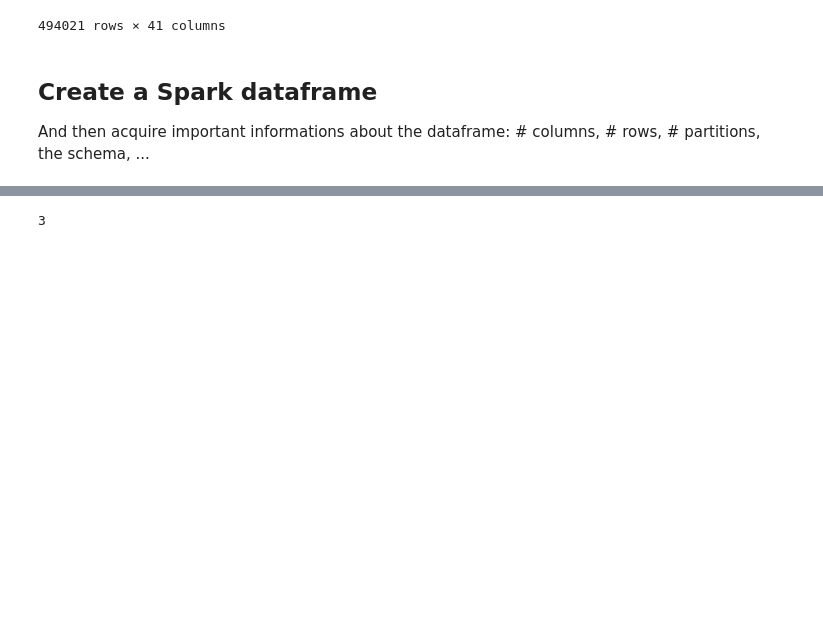
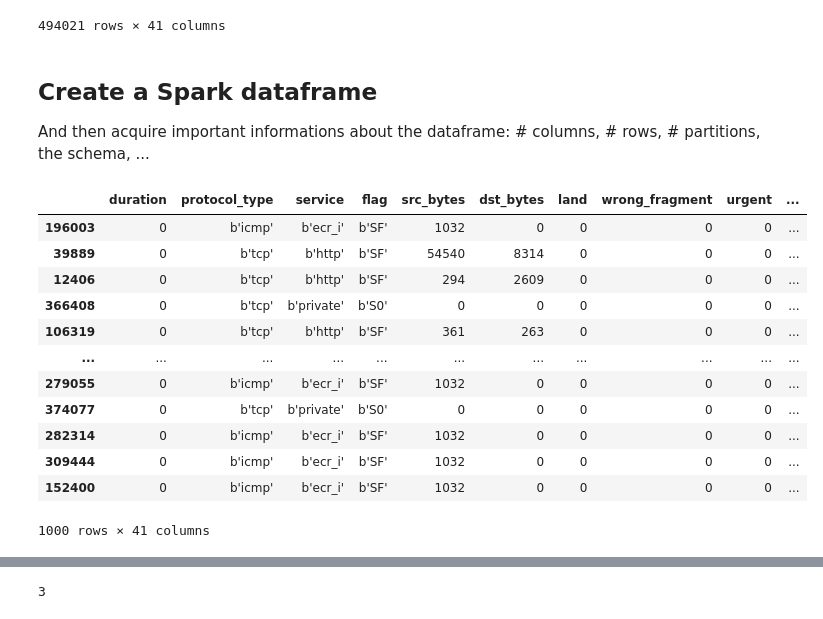
Before and after one commit to s1m0n32001/kMeansMapReduce, a Jupyter notebook: kmeans__.ipynb, the cells around one changed output, grey strips where cells are left out. Drawn from its saved outputs; the diff is of its cells as text; code cells hidden in the pictures; blank space fills up the shorter version.

```diff
--- a/kmeans__.ipynb
+++ b/kmeans__.ipynb
@@ -85,8 +85,25 @@ X
 And then acquire important informations about the dataframe: # columns, # rows, # partitions, the schema, ...
 # %%
 # Create the spark dataframe with a smaller chunk of data (just to work easily)
-X_smaller = X[:100]
+import random
+X_smaller = X.iloc[random.sample(range(1, len(X.index)), 1000)]
 spark_X = spark.createDataFrame(X_smaller)
+# %%
+X_smaller
+# %% [output]
+|  | duration | protocol_type | service | flag | src_bytes | dst_bytes | land | wrong_fragment | urgent | ... |
+| 196003 | 0 | b'icmp' | b'ecr_i' | b'SF' | 1032 | 0 | 0 | 0 | 0 | ... |
+| 39889 | 0 | b'tcp' | b'http' | b'SF' | 54540 | 8314 | 0 | 0 | 0 | ... |
+| 12406 | 0 | b'tcp' | b'http' | b'SF' | 294 | 2609 | 0 | 0 | 0 | ... |
+| 366408 | 0 | b'tcp' | b'private' | b'S0' | 0 | 0 | 0 | 0 | 0 | ... |
+| 106319 | 0 | b'tcp' | b'http' | b'SF' | 361 | 263 | 0 | 0 | 0 | ... |
+| ... | ... | ... | ... | ... | ... | ... | ... | ... | ... | ... |
+| 279055 | 0 | b'icmp' | b'ecr_i' | b'SF' | 1032 | 0 | 0 | 0 | 0 | ... |
+| 374077 | 0 | b'tcp' | b'private' | b'S0' | 0 | 0 | 0 | 0 | 0 | ... |
+| 282314 | 0 | b'icmp' | b'ecr_i' | b'SF' | 1032 | 0 | 0 | 0 | 0 | ... |
+| 309444 | 0 | b'icmp' | b'ecr_i' | b'SF' | 1032 | 0 | 0 | 0 | 0 | ... |
+| 152400 | 0 | b'icmp' | b'ecr_i' | b'SF' | 1032 | 0 | 0 | 0 | 0 | ... |
+1000 rows × 41 columns
 # %%
 # Lock the spark dataframe
 spark_X.persist()
```
Also changed, not shown: parts of 10 cells of this notebook.
